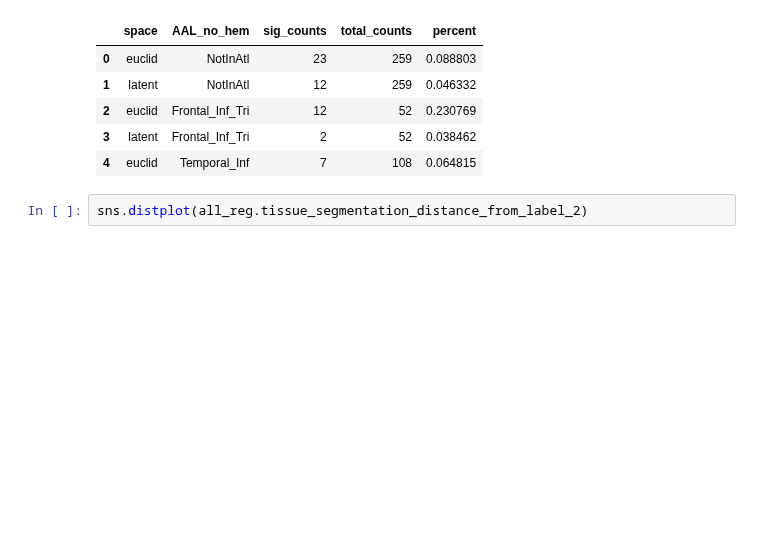
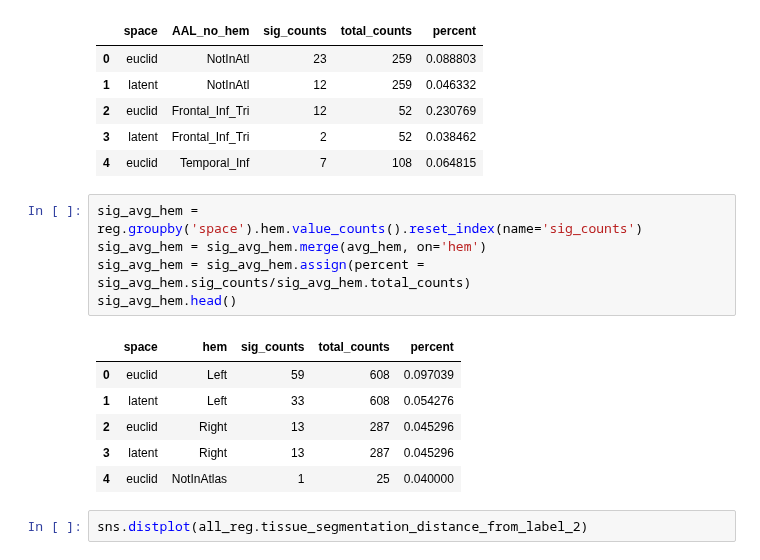
Before and after one commit to jastiso/statistical_learning, a Jupyter notebook: scripts/searchlight.ipynb, the cells around one changed output. Cells and saved outputs as stored; diff of their text form; blank space fills up the shorter version.

```diff
--- a/scripts/searchlight.ipynb
+++ b/scripts/searchlight.ipynb
@@ -88,6 +100,18 @@ sig_avg.head()
 | 2 | euclid | Frontal_Inf_Tri | 12 | 52 | 0.230769 |
 | 3 | latent | Frontal_Inf_Tri | 2 | 52 | 0.038462 |
 | 4 | euclid | Temporal_Inf | 7 | 108 | 0.064815 |
+# %%
+sig_avg_hem = reg.groupby('space').hem.value_counts().reset_index(name='sig_counts')
+sig_avg_hem = sig_avg_hem.merge(avg_hem, on='hem')
+sig_avg_hem = sig_avg_hem.assign(percent = sig_avg_hem.sig_counts/sig_avg_hem.total_counts)
+sig_avg_hem.head()
+# %% [output]
+|  | space | hem | sig_counts | total_counts | percent |
+| 0 | euclid | Left | 59 | 608 | 0.097039 |
+| 1 | latent | Left | 33 | 608 | 0.054276 |
+| 2 | euclid | Right | 13 | 287 | 0.045296 |
+| 3 | latent | Right | 13 | 287 | 0.045296 |
+| 4 | euclid | NotInAtlas | 1 | 25 | 0.040000 |
 # %%
 sns.distplot(all_reg.tissue_segmentation_distance_from_label_2)
 # %% [output]
```
Also changed, not shown: parts of 10 cells of this notebook, 5 other files.
